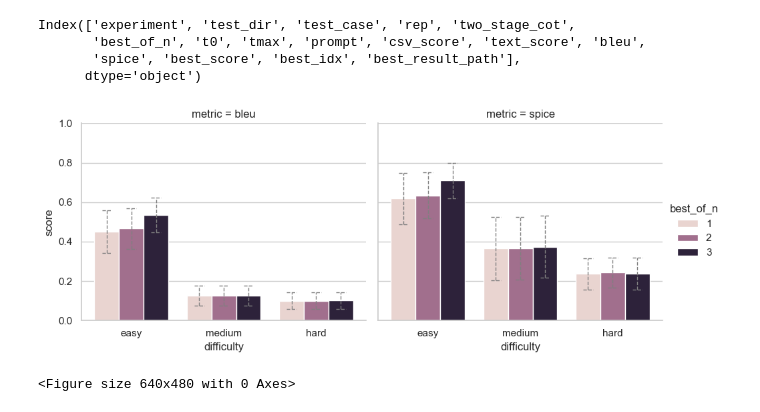
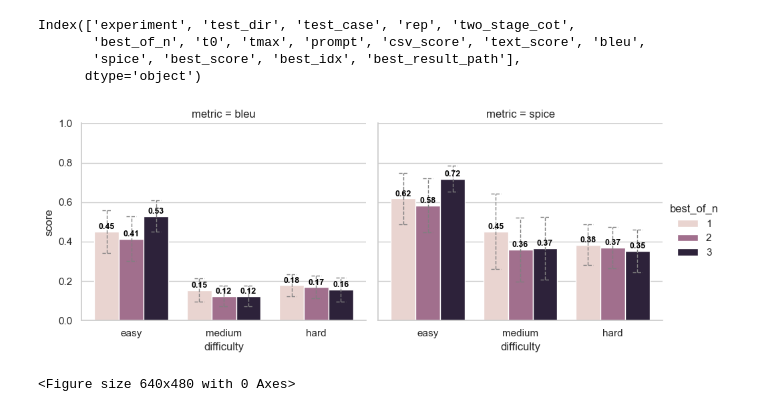
Before and after one commit to Palpal16/DataAgent, a Jupyter notebook: notebooks/plots_report.ipynb, the cells around one changed output. Drawn from its saved outputs; the diff is of its cells as text; code cells hidden in the pictures.

```diff
--- a/notebooks/plots_report.ipynb
+++ b/notebooks/plots_report.ipynb
@@ -7,7 +7,9 @@ out_dir.mkdir(parents=True, exist_ok=True)
 
 # Read the sweep results CSV
 # add level of difficulty
-data = pd.read_csv('../exp4_bestof_sweep/sweep_results.csv')
+data = pd.read_csv('../exp5_bestof_sweep/sweep_results.csv')
+# Change the values in the 'difficulty' column: if 'easy-med', set as 'medium'
+data['difficulty'] = data['difficulty'].replace({'easy-med': 'medium', 'easy-medium': 'medium'})
 data.head(5)
 # %% [output]
 |  | sweep_id | repetition | test_case | prompt | difficulty | two_stage_cot | best_of_n | temperature | ... |
@@ -242,7 +276,7 @@ from scipy import stats
 
 sns.set_theme(style="whitegrid")
 
-scores = pd.read_csv('../exp4_bestof_sweep/scores_runs.csv')
+scores = pd.read_csv('../exp5_bestof_sweep/scores_runs.csv')
 ds = pd.DataFrame(json.load(open('../evaluation/miguel.json', 'r', encoding='utf-8')))[['prompt','difficulty']]
 scores = scores.merge(ds, on='prompt', how='left')
 
@@ -300,32 +334,41 @@ for i, ax in enumerate(axes):
     for bar_idx, bar in enumerate(ax.patches):
         # We iterate over (best_of_n, difficulty) for this facet
         group_idx = bar_idx // bar_count_per_group
         difficulty_idx = bar_idx % bar_count_per_group
         if group_idx >= len(best_of_n_levels):
             # More bars than actual legend/hue entries: skip to avoid IndexError
             continue
         difficulty = order[difficulty_idx]
         best_of_n = best_of_n_levels[group_idx]
         bar_row = bar_data[
             (bar_data['difficulty'] == difficulty) &
             (bar_data['metric'] == metric) &
             (bar_data['best_of_n'] == best_of_n)
         ]
         if not bar_row.empty:
             mean = bar_row['score_mean'].values[0]
             ci = bar_row['score_ci'].values[0]
             x = bar.get_x() + bar.get_width() / 2
             # Vertical dashed confidence interval line
             ax.plot([x, x], [mean - ci, mean + ci], color='grey', linestyle='--', linewidth=1)
             # Horizontal line (cap) at the top of the CI
             cap_width = bar.get_width() * 0.4
             ax.plot([x - cap_width / 2, x + cap_width / 2], [mean + ci, mean + ci], color='grey', linestyle='--', linewidth=1)
             # Horizontal line (cap) at the bottom of the CI
             ax.plot([x - cap_width / 2, x + cap_width / 2], [mean - ci, mean - ci], color='grey', linestyle='--', linewidth=1)
+            # Add value label on the bar (score value)
+            ax.text(
+                x,                                # position x (center of bar)
+                mean + 0.0025,                 # position y (just above top CI cap)
+                f"{mean:.2f}",
+                ha='center', va='bottom',
+                fontsize=9, color='black',
+                fontweight='bold', rotation=0
+            )
 
 plt.show()
 
 plt.savefig(out_dir / "bleu_spice_difficulty_best_of_n.png", dpi=300, bbox_inches="tight")
 # %% [output]
-[figure, old version]
+[figure, new version]
 <Figure size 640x480 with 0 Axes>
```
Also changed, not shown: parts of 8 cells of this notebook, 5 other files.
